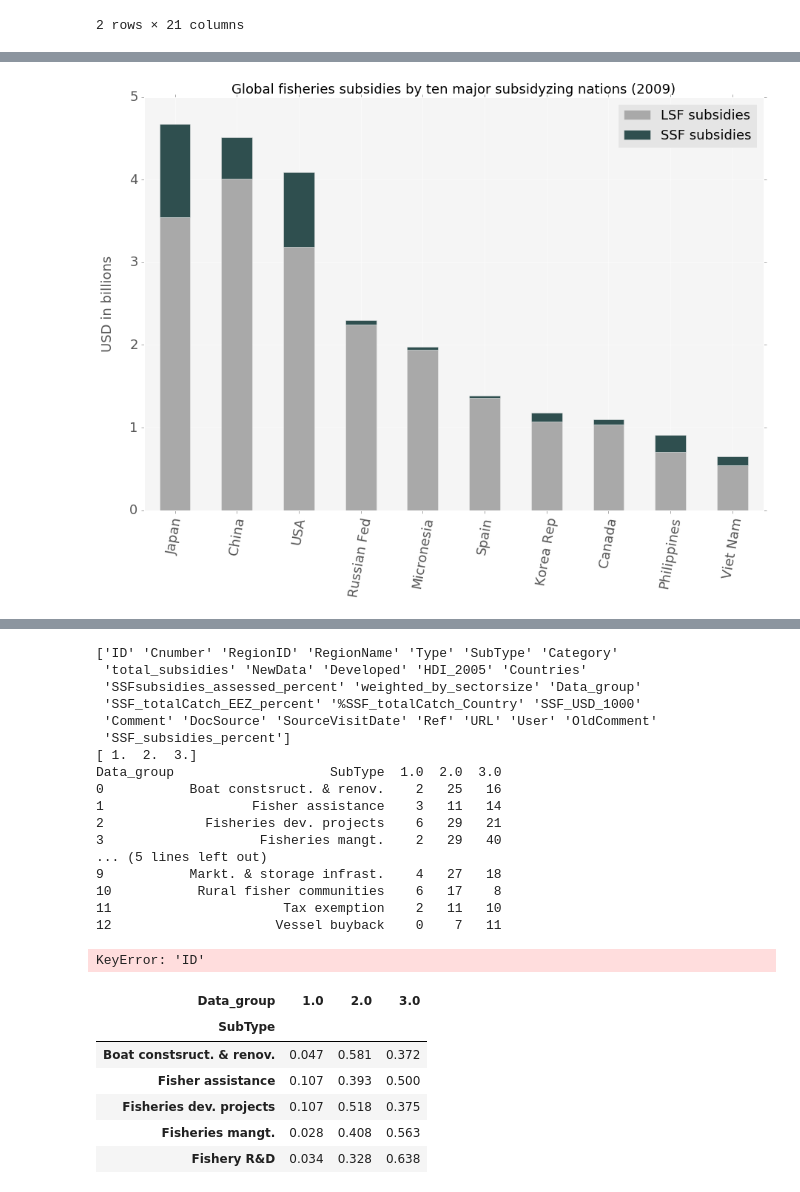
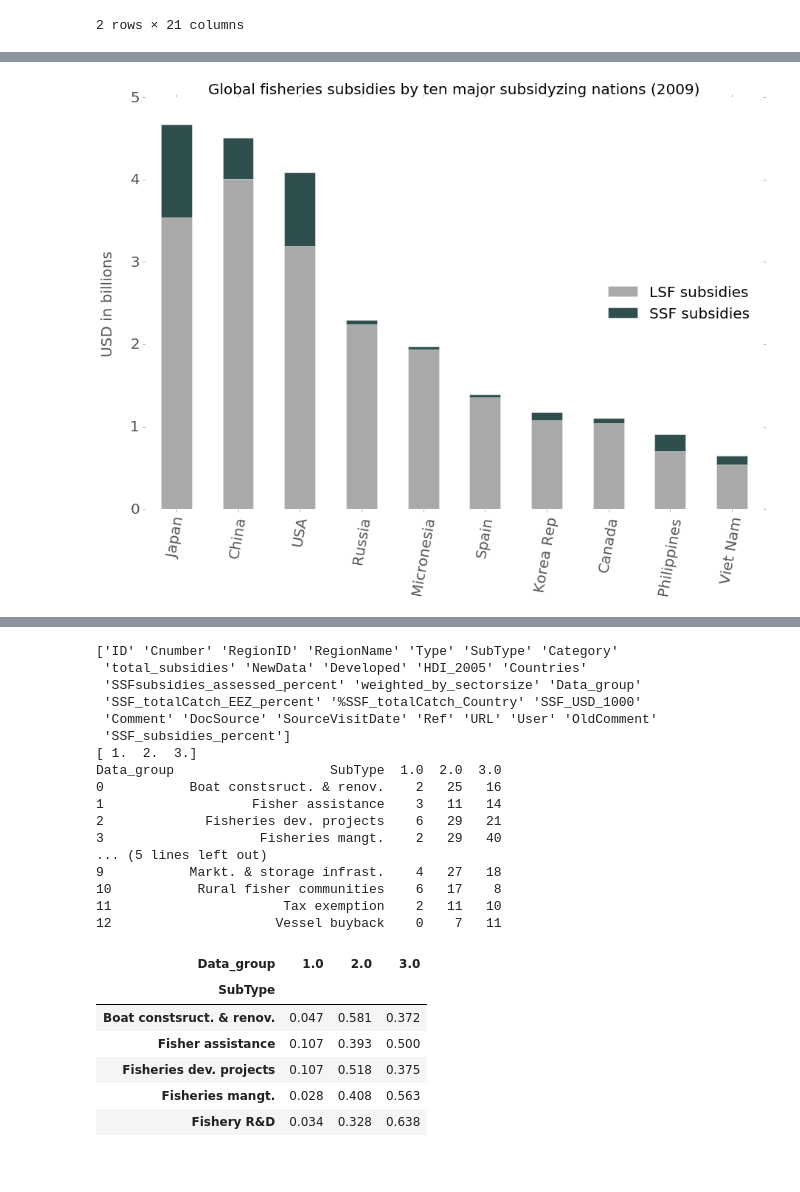
Before and after one commit to annaschu/subsidies, a Jupyter notebook: SSF subsidies capped.ipynb, the cells around one changed output, grey strips where cells are left out. Drawn from its saved outputs; the diff is of its cells as text; code cells hidden in the pictures; blank space fills up the shorter version.

```diff
--- a/SSF subsidies capped.ipynb
+++ b/SSF subsidies capped.ipynb
@@ -837,20 +862,23 @@ Subsidies_countries_major['SSF subsidies'] = Subsidies_countries_major['SSF subs
 Subsidies_countries_major['total_subsidies'] = Subsidies_countries_major['total_subsidies']/1000000
 # %%
 Subsidies_countries_major
-ax = Subsidies_countries_major[['LSF subsidies','SSF subsidies']].plot(kind='bar', figsize=(15,10),stacked=True, legend=True, fontsize=18, color=["darkgray","darkslategrey"] )
-ax.set_title("Global fisheries subsidies by ten major subsidyzing nations (2009)", fontsize=18)
-ax.set_ylabel("USD in billions",fontsize=18)
+ax = Subsidies_countries_major[['LSF subsidies','SSF subsidies']].plot(kind='bar', figsize=(15,10),stacked=True, legend=True, fontsize=20, color=["darkgray","darkslategrey"] )
+ax.set_title("Global fisheries subsidies by ten major subsidyzing nations (2009)", fontsize=20)
+ax.set_ylabel("USD in billions",fontsize=20)
 ax.yaxis.labelpad = 20
-ax.set_xlabel("",fontsize=18)
-ax.set_xticklabels(['Japan','China','USA','Russian Fed','Micronesia','Spain','Korea Rep','Canada','Philippines', 'Viet Nam'],rotation=80, fontsize=18)
-ax.set_axis_bgcolor('0.96')
-plt.legend(loc='best',fontsize=18)
+ax.set_xlabel("",fontsize=20)
+ax.set_xticklabels(['Japan','China','USA','Russia','Micronesia','Spain','Korea Rep','Canada','Philippines', 'Viet Nam'],rotation=80, fontsize=20)
+
+ax.set_axis_bgcolor('w')
+
+legend = plt.legend(loc=5,fontsize=20)
+legend.get_frame().set_facecolor('w')
 
 plt.savefig('Subsidies_major.svg', dpi=400, bbox_inches='tight')
 plt.savefig('Subsidies_major.pdf', dpi=400, bbox_inches='tight')
 plt.show()
 # %% [output]
-[figure, old version]
+[figure, new version]
 # %%
 Subsidies_countries_major['SSF percent'] = Subsidies_countries_major['SSF subsidies']/Subsidies_countries_major['total_subsidies']*100
 # %%
@@ -871,7 +899,7 @@ print Data_group.columns.values
 Data_group = Data_group.reset_index()
 print Data_group
 #  making a new index for the columns to work with the new dataframe
-Data_group.set_index(['ID','SubType','one','two','three'], verify_integrity=False)
+#  Data_group.set_index(['ID','SubType','one','two','three'], verify_integrity=False)
 # %% [output]
 ['ID' 'Cnumber' 'RegionID' 'RegionName' 'Type' 'SubType' 'Category'
  'total_subsidies' 'NewData' 'Developed' 'HDI_2005' 'Countries'
@@ -890,7 +918,6 @@ Data_group                    SubType  1.0  2.0  3.0
 10           Rural fisher communities    6   17    8
 11                      Tax exemption    2   11   10
 12                     Vessel buyback    0    7   11
-KeyError: 'ID'
 # %%
 Data_group_percentages = pd.crosstab(SSF_subsidies.SubType, SSF_subsidies.Data_group).apply(lambda r: r/r.sum(), axis=1)
 Data_group_percentages
```
Also changed, not shown: parts of 7 cells of this notebook, 6 other files.
